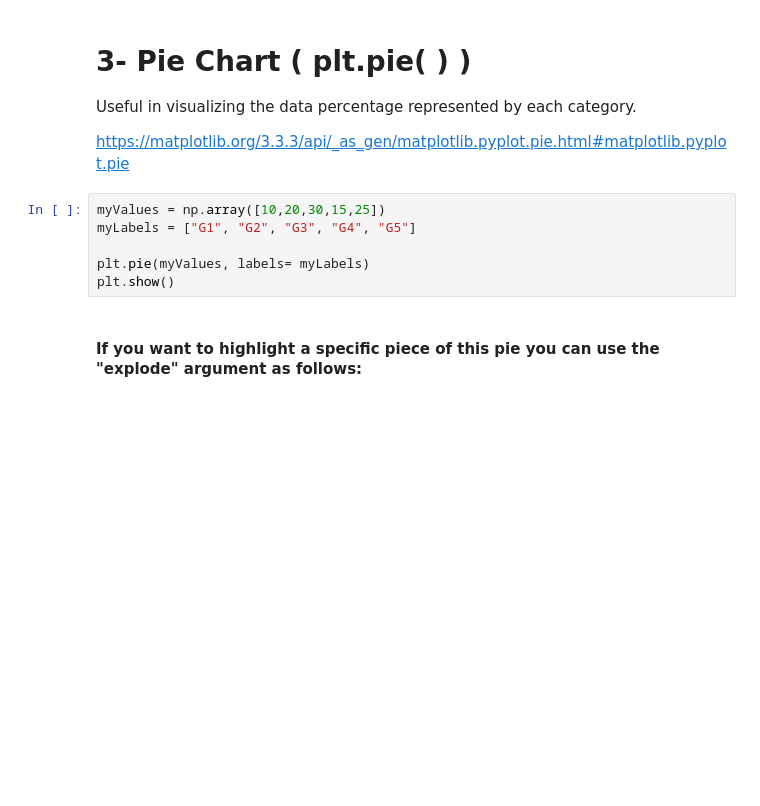
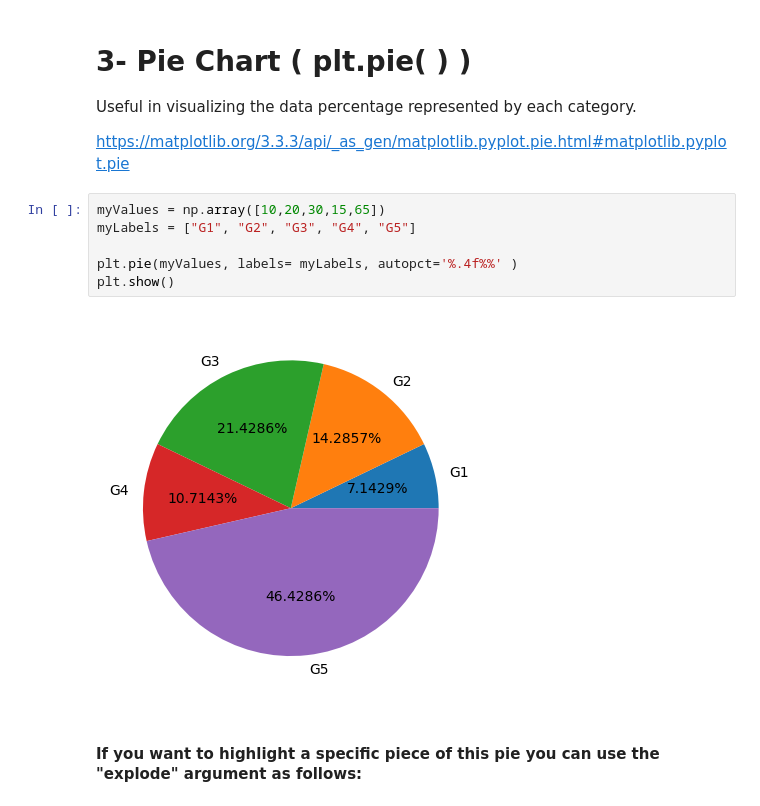
Before and after one commit to Khalidallam222/SHAI-Khalid-Allam, a Jupyter notebook: Task 2/matplotlib/Matplotlib__notebook.ipynb, the cells around one changed output. Saved outputs shown, nothing was run; the diff lists cells and outputs as text; blank space fills up the shorter version.

```diff
--- a/Task 2/matplotlib/Matplotlib__notebook.ipynb
+++ b/Task 2/matplotlib/Matplotlib__notebook.ipynb
@@ -229,11 +237,13 @@ Useful in visualizing the data percentage represented by each category.
 
 https://matplotlib.org/3.3.3/api/_as_gen/matplotlib.pyplot.pie.html#matplotlib.pyplot.pie
 # %%
-myValues = np.array([10,20,30,15,25])
+myValues = np.array([10,20,30,15,65])
 myLabels = ["G1", "G2", "G3", "G4", "G5"]
 
-plt.pie(myValues, labels= myLabels)
+plt.pie(myValues, labels= myLabels, autopct='%.4f%%' )
 plt.show()
+# %% [output]
+[figure, added]
 # %% [markdown]
 #### If you want to highlight a specific piece of this pie you can use the "explode" argument as follows:
 # %%
```
Also changed, not shown: parts of 14 cells of this notebook.
